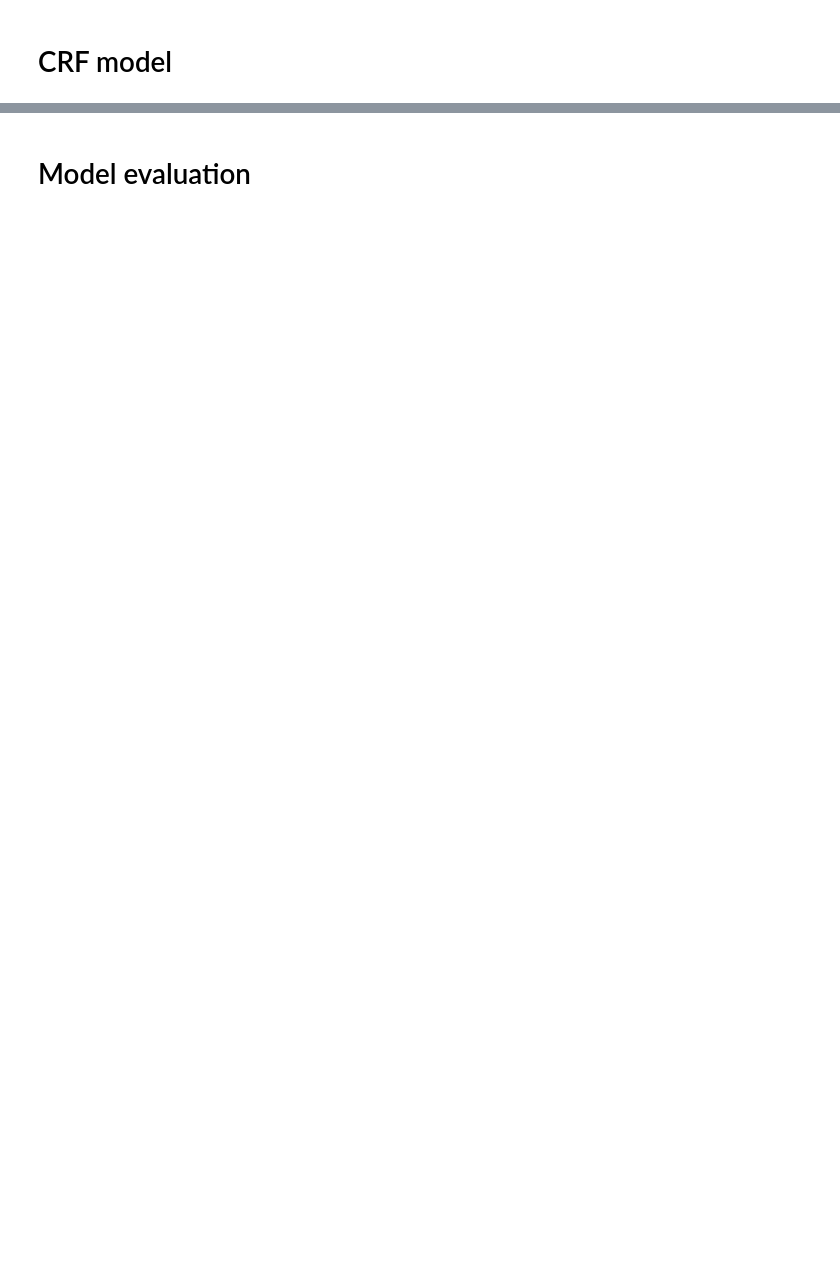
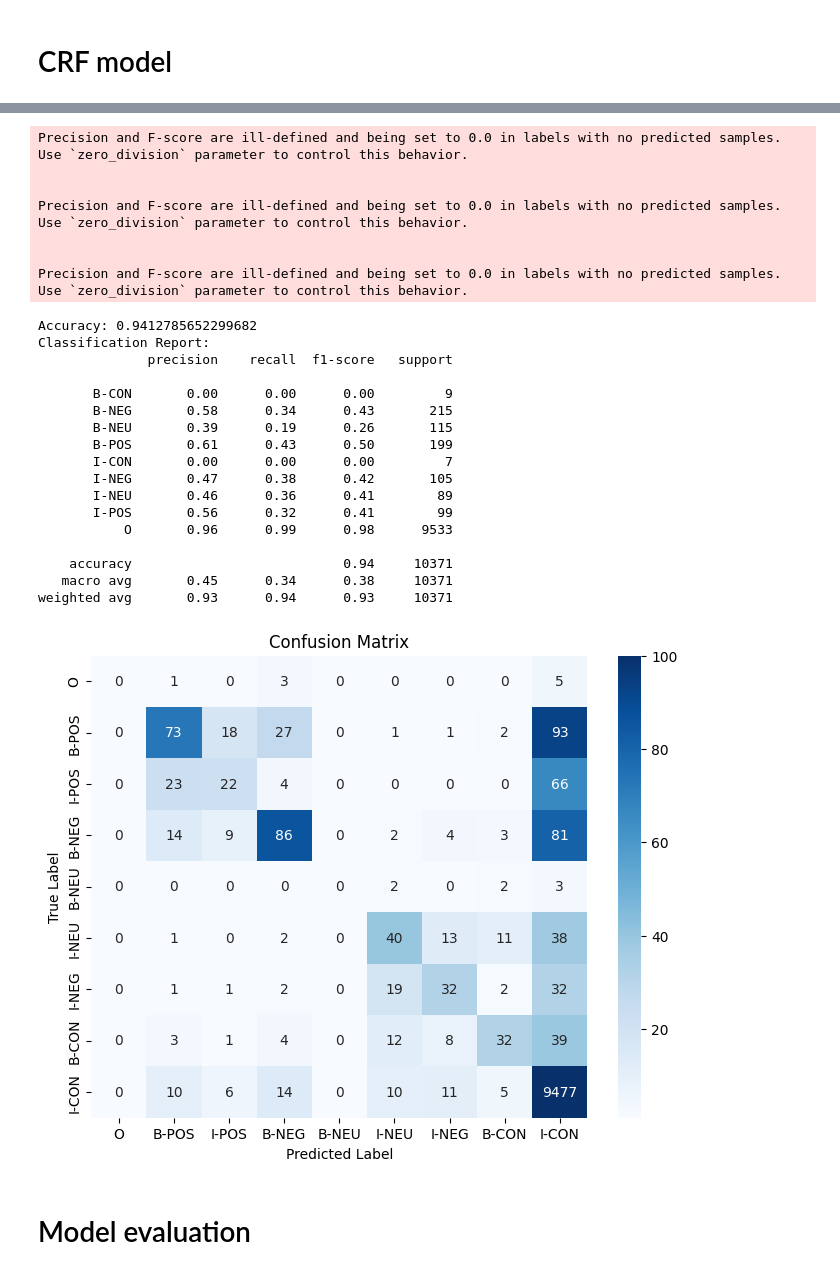
Before and after one commit to tnatvu/SentiLens, a Jupyter notebook: base_model.ipynb, the cells around one changed output, grey strips where cells are left out. Saved outputs shown, nothing was run; the diff lists cells and outputs as text; code cells hidden in the pictures; blank space fills up the shorter version.

```diff
--- a/base_model.ipynb
+++ b/base_model.ipynb
@@ -843,2 +867,53 @@ except AttributeError:
+# %%
+y_test_crf_pred = crf_model.predict(X_test['features'])
+
+y_test_flat = [tag for sentence in y_test for tag in sentence]
+y_test_crf_pred_flat = [tag for sentence in y_test_crf_pred for tag in sentence]
+
+
+# Evaluate the model
+accuracy = accuracy_score(y_test_flat, y_test_crf_pred_flat)
+classification_rep = classification_report(y_test_flat, y_test_crf_pred_flat)
+
+print(f"Accuracy: {accuracy}")
+print("Classification Report:")
+print(classification_rep)
+
+# Compute confusion matrix
+conf_matrix = confusion_matrix(y_test_flat, y_test_crf_pred_flat)
+
+# Plot the confusion matrix with seaborn
+plt.figure(figsize=(8, 6))
+sns.heatmap(conf_matrix, annot=True, fmt='d', cmap='Blues', xticklabels=crf_model.classes_, yticklabels=crf_model.classes_, vmax=100, vmin=1)
+plt.title('Confusion Matrix')
+plt.xlabel('Predicted Label')
+plt.ylabel('True Label')
+plt.show()
+# %% [output]
+Precision and F-score are ill-defined and being set to 0.0 in labels with no predicted samples. Use `zero_division` parameter to control this behavior.
+
+
+Precision and F-score are ill-defined and being set to 0.0 in labels with no predicted samples. Use `zero_division` parameter to control this behavior.
+
+
+Precision and F-score are ill-defined and being set to 0.0 in labels with no predicted samples. Use `zero_division` parameter to control this behavior.
+Accuracy: 0.9412785652299682
+Classification Report:
+              precision    recall  f1-score   support
+
+       B-CON       0.00      0.00      0.00         9
+       B-NEG       0.58      0.34      0.43       215
+       B-NEU       0.39      0.19      0.26       115
+       B-POS       0.61      0.43      0.50       199
+       I-CON       0.00      0.00      0.00         7
+       I-NEG       0.47      0.38      0.42       105
+       I-NEU       0.46      0.36      0.41        89
+       I-POS       0.56      0.32      0.41        99
+           O       0.96      0.99      0.98      9533
+
+    accuracy                           0.94     10371
+   macro avg       0.45      0.34      0.38     10371
+weighted avg       0.93      0.94      0.93     10371
+[figure, added]
 # %% [markdown]
 # Model evaluation
```
Also changed, not shown: parts of 29 cells of this notebook.
